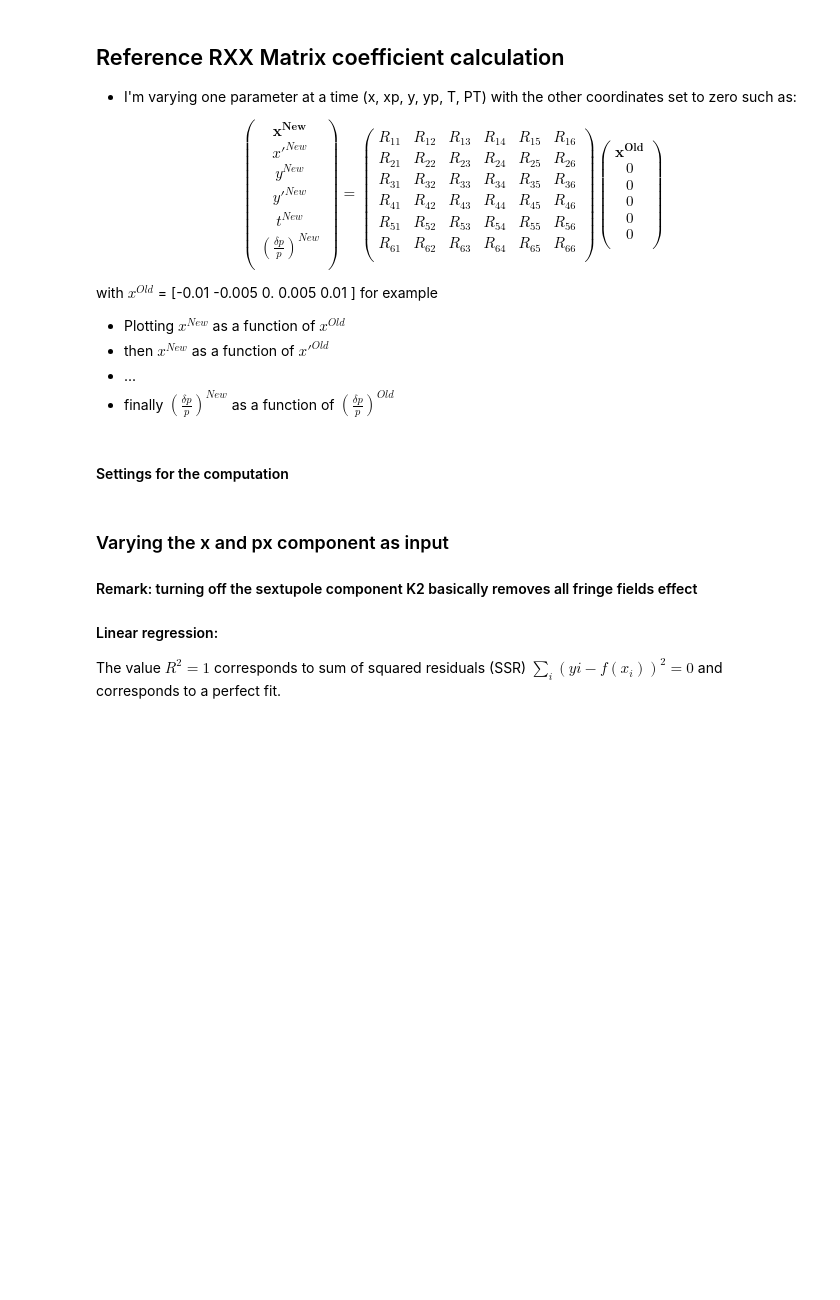
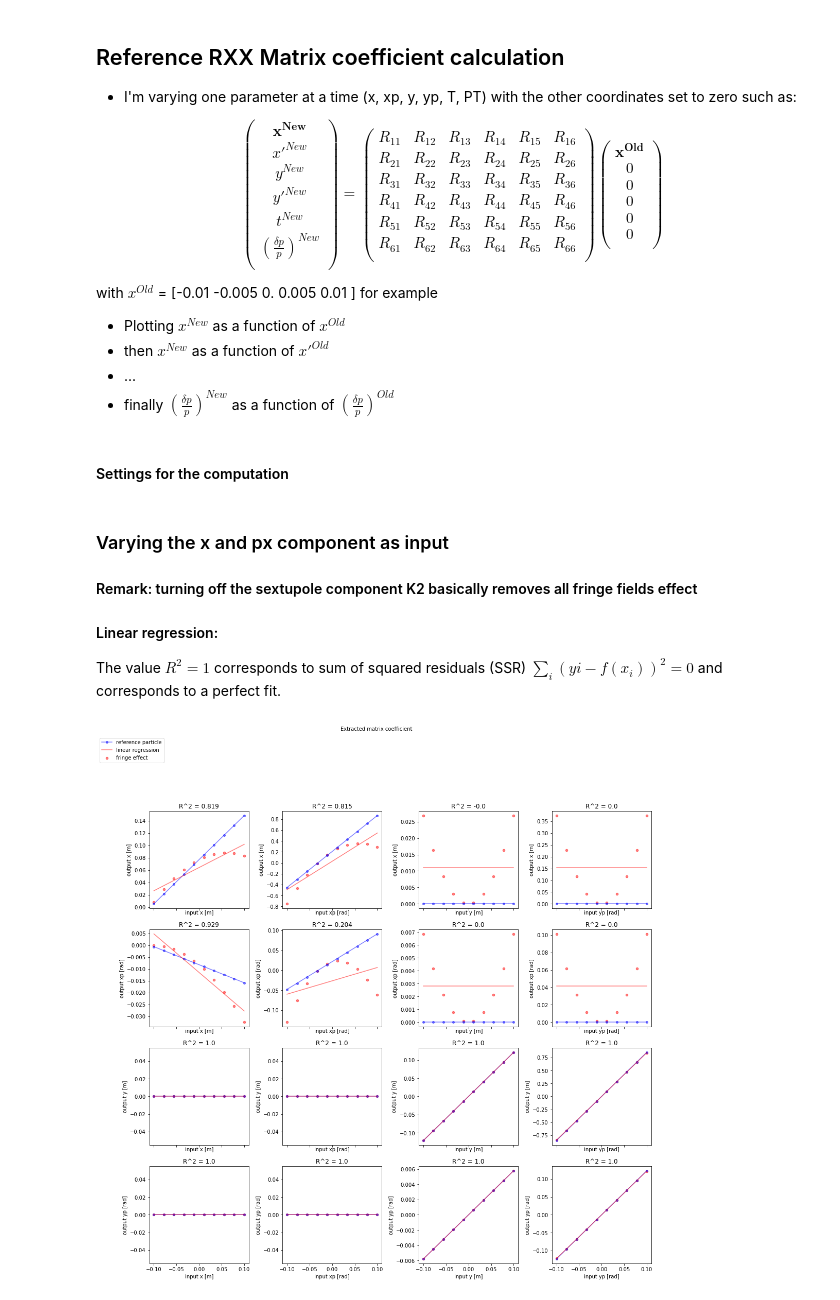
Before and after one commit to eliottjohnson/MADX-Examples-Eliott, a Jupyter notebook: PS_Extraction_Fringe_Fields.ipynb, the cells around one changed output. Drawn from its saved outputs; the diff is of its cells as text; code cells hidden in the pictures; blank space fills up the shorter version.

```diff
--- a/PS_Extraction_Fringe_Fields.ipynb
+++ b/PS_Extraction_Fringe_Fields.ipynb
@@ -141,7 +140,7 @@ values_no = 10      # choose how many points you want to calculate
 #### Linear regression:
 The value $R^2=1$ corresponds to sum of squared residuals (SSR) $\sum_{i}(y{i}-f(x_{i}))^2=0$ and corresponds to a perfect fit.
 # %%
-fig, ax = plt.subplots(6, 6, figsize=(15,15), constrained_layout=True, sharex=True, squeeze=False)
+fig, ax = plt.subplots(4, 4, figsize=(15,15), constrained_layout=True, sharex=True, squeeze=False)
 #squeeze argument if I only have one sublot instead of 6x6 filled
 
 xvalues = np.linspace(-values_lim, values_lim, values_no)# This centers the linspace around the position of the beam
@@ -156,10 +155,10 @@ twiss = madx.twiss(betx=betx0, bety=bety0,
                    rmatrix=True).dframe()
 matExtractedRef = get_matrix_from_twiss(twiss)
 
-for k in range (2):
+for k in range (4):
     vectorOld = np.array([[0.], [0.], [0.], [0.], [0.], [0.]])
     vectorNew = np.array([0.,0.,0.,0.,0.,0.])
-    for j in range (6):
+    for j in range (4):
         for i in range (0,values_no):
             vectorOld[k]=xvalues[i]+initialValues[k]
             vectorNew = np.dot(matExtractedRef,vectorOld) # Matrix multiplication
@@ -174,33 +173,53 @@ for k in range (2):
                 twiss = madx.twiss(betx=betx0, bety=bety0, # We reevaluate the twiss and transport matrix
                                    alfx=alfx0, alfy=alfy0,
                                    x=xvalues[i]+initialValues[0], px=initialValues[1],
+                                   y=0, py=0,
                                    dx=dx0, dy=dy0,
                                    dpx=dpx0, dpy=dpy0,
                                    rmatrix=True).dframe()
             if k==1:
                 twiss = madx.twiss(betx=betx0, bety=bety0,
                                    alfx=alfx0, alfy=alfy0,
                                    x=initialValues[0], px=xvalues[i]+initialValues[1],
+                                   y=0, py=0,
+                                   dx=dx0, dy=dy0,
+                                   dpx=dpx0, dpy=dpy0,
+                                   rmatrix=True).dframe()
+            if k==2:
+                twiss = madx.twiss(betx=betx0, bety=bety0,
+                                   alfx=alfx0, alfy=alfy0,
+                                   x=initialValues[0], px=initialValues[1],
+                                   y=xvalues[i], py=0,
+                                   dx=dx0, dy=dy0,
+                                   dpx=dpx0, dpy=dpy0,
+                                   rmatrix=True).dframe()
+            if k==3:
+                twiss = madx.twiss(betx=betx0, bety=bety0,
+                                   alfx=alfx0, alfy=alfy0,
+                                   x=initialValues[0], px=initialValues[1],
+                                   y=0, py=xvalues[i],
                                    dx=dx0, dy=dy0,
                                    dpx=dpx0, dpy=dpy0,
                                    rmatrix=True).dframe()
 
             matExtracted = get_matrix_from_twiss(twiss)
 
             vectorNew = np.dot(matExtracted,vectorOld) # Matrix multiplication
             yvalues[i]=vectorNew[j]
         ax[j,k].scatter(xvalues, yvalues, marker = 'o', s=20, color = 'r', alpha=0.5, label="fringe effect")
         ax[j,k].set_xlabel("input "+var_names[k]+" "+var_units[k])
         ax[j,k].set_ylabel("output "+var_names[j]+" "+var_units[j])
 
         #Linear regression
         xlin = xvalues.reshape((-1,1))
         model = LinearRegression().fit(xlin,yvalues)
         r_sq = model.score(xlin, yvalues)
         y_pred = model.predict(xlin)
         ax[j,k].plot(xvalues, y_pred, color = 'r', alpha=0.5, label="linear regression")
-        ax[j,k].title.set_text('R^2 = '+str(round(r_sq, 2)))
+        ax[j,k].title.set_text('R^2 = '+str(round(r_sq, 3)))
 
 fig.suptitle("Extracted matrix coefficient", fontsize=10)
 ax[0,0].legend(loc=(-0.5, 1.5),fontsize=10)
 fig.show()
+# %% [output]
+[figure, added]
```
Also changed, not shown: parts of 1 cell of this notebook.
